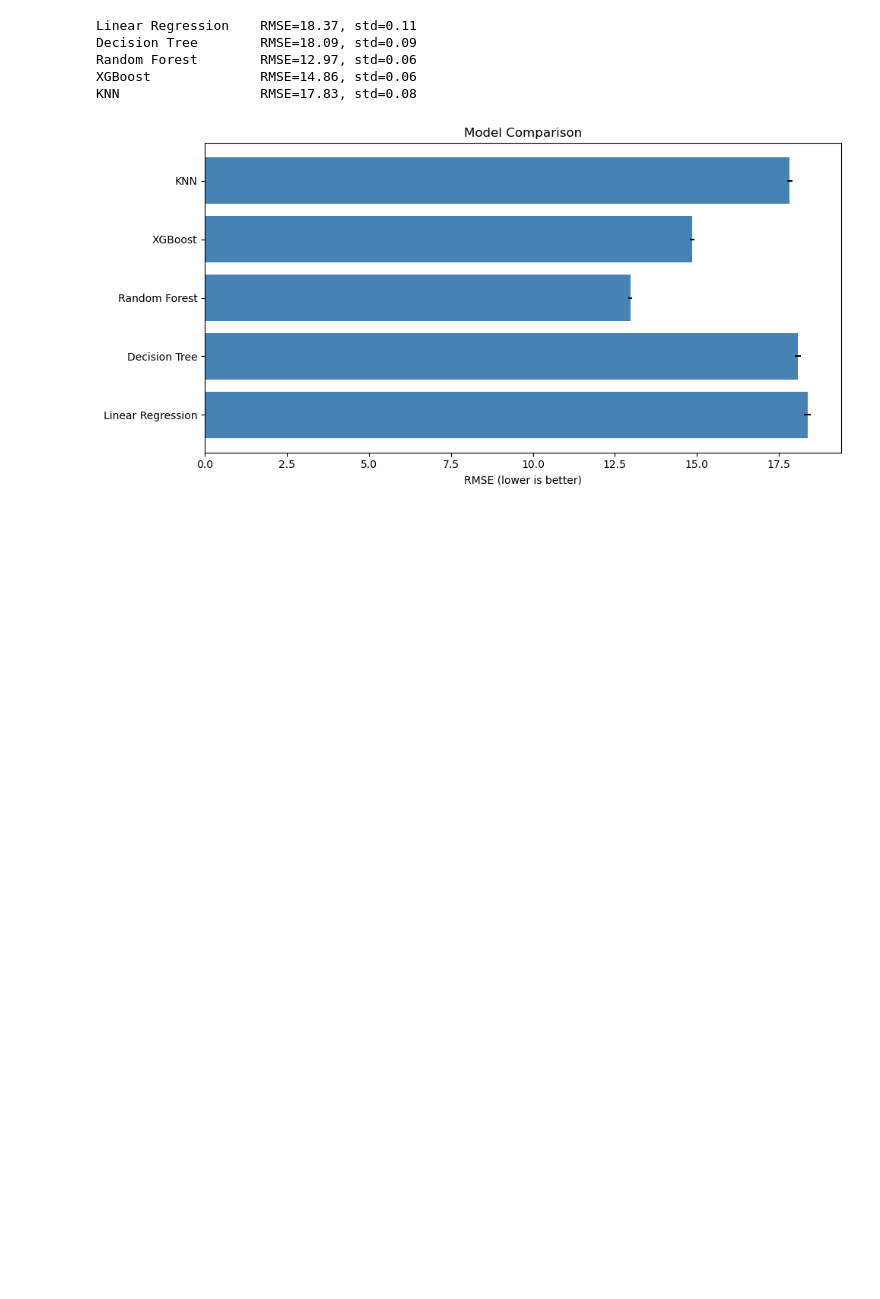
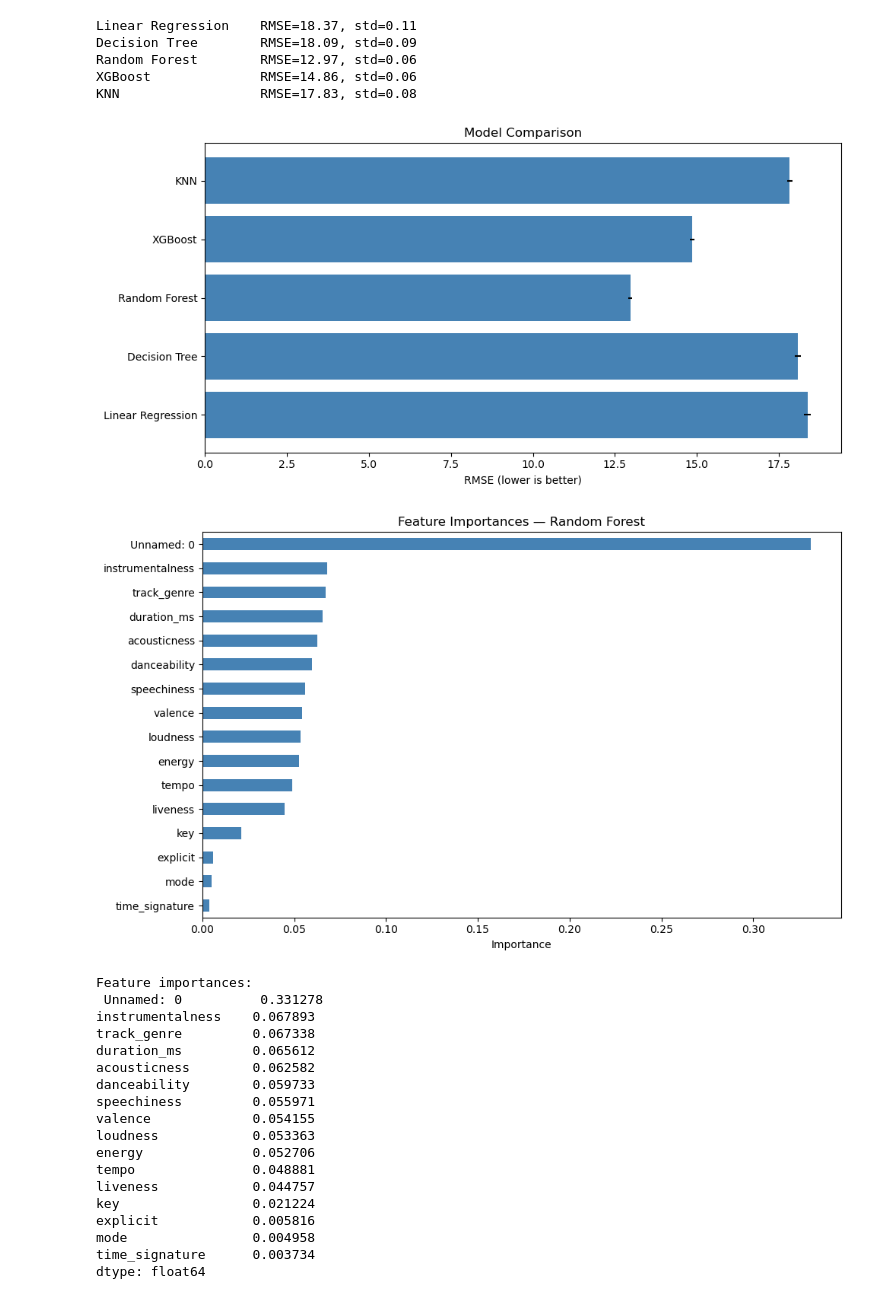
Before and after one commit to noirithm/spotify-popularity-predictor, a Jupyter notebook: main.ipynb, the cells around one changed output. Cells and saved outputs as stored; diff of their text form; code cells hidden in the pictures; blank space fills up the shorter version.

Commit message:
feat: feature importance analysis and final evaluation

```diff
--- a/main.ipynb
+++ b/main.ipynb
@@ -185,3 +185,39 @@ Random Forest        RMSE=12.97, std=0.06
 XGBoost              RMSE=14.86, std=0.06
 KNN                  RMSE=17.83, std=0.08
 [figure]
+# %%
+from sklearn.ensemble import RandomForestRegressor
+
+# train best model
+rf_model = RandomForestRegressor(n_estimators=100, random_state=42)
+rf_model.fit(X_train_scaled, y_train)
+
+# feature importance
+importances = pd.Series(rf_model.feature_importances_, index=X.columns)
+importances.sort_values().plot(kind='barh', figsize=(10, 6), color='steelblue')
+plt.title('Feature Importances — Random Forest')
+plt.xlabel('Importance')
+plt.tight_layout()
+plt.show()
+
+print("\nFeature importances:\n", importances.sort_values(ascending=False))
+# %% [output]
+[figure, added]
+Feature importances:
+ Unnamed: 0          0.331278
+instrumentalness    0.067893
+track_genre         0.067338
+duration_ms         0.065612
+acousticness        0.062582
+danceability        0.059733
+speechiness         0.055971
+valence             0.054155
+loudness            0.053363
+energy              0.052706
+tempo               0.048881
+liveness            0.044757
+key                 0.021224
+explicit            0.005816
+mode                0.004958
+time_signature      0.003734
+dtype: float64
```
Also changed, not shown: parts of 1 cell of this notebook.
